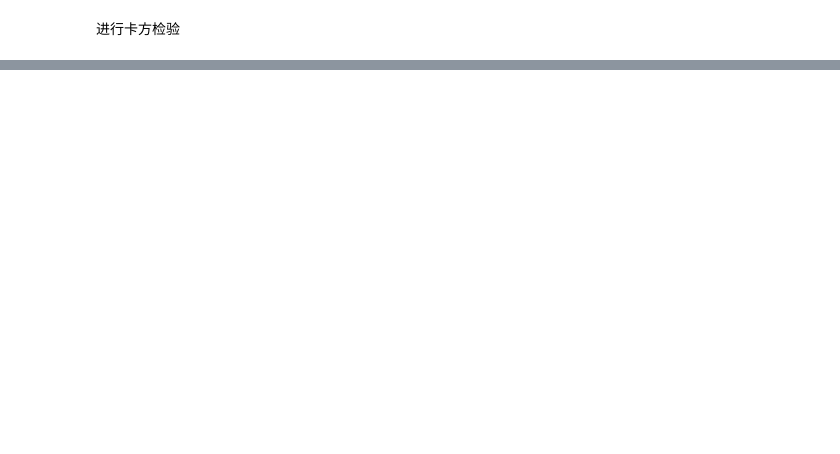
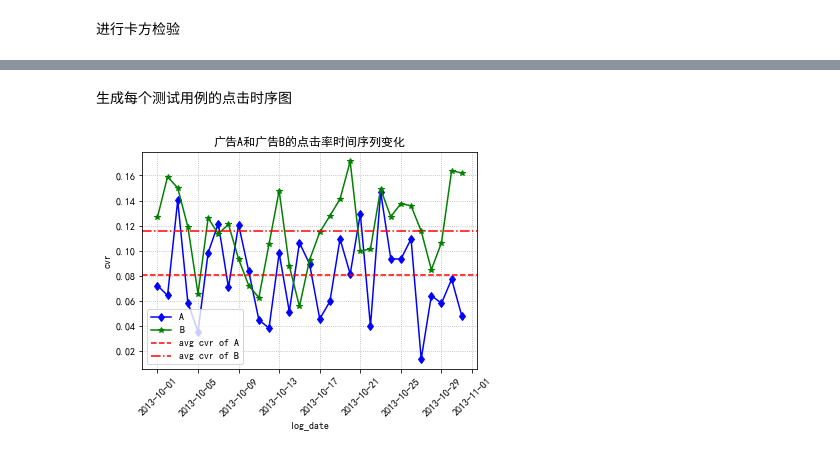
Before and after one commit to Modo0202/DataAnalysisPractice, a Jupyter notebook: ch05.ipynb, the cells around one changed output, grey strips where cells are left out. Saved outputs shown, nothing was run; the diff lists cells and outputs as text; code cells hidden in the pictures; blank space fills up the shorter version.

```diff
--- a/ch05.ipynb
+++ b/ch05.ipynb
@@ -38,0 +54,5 @@ stats.chisquare(tab)
+# %%
+## 算出每天每个测试用例的点击率
+ab_test_imp_summary = ab_test_imp.groupby(['log_date', 'test_case']).agg({'user_id': 'count', 'is_goal': np.sum}).rename(columns={'user_id':'imp', 'is_goal':'cv'}).reset_index()
+ab_test_imp_summary['cvr'] = ab_test_imp_summary['cv'] / ab_test_imp_summary['imp']
+ab_test_imp_summary.head()
@@ -38,0 +66,5 @@ stats.chisquare(tab)
+# %%
+## 算出每天每个测试用例的点击率
+cvr_avg = (ab_test_imp_summary.groupby('test_case')['cv'].sum() / ab_test_imp_summary.groupby('test_case')['imp'].sum()).rename('cvr_avg').reset_index()
+ab_test_imp_summary = ab_test_imp_summary.merge(cvr_avg, how='inner', on='test_case')
+ab_test_imp_summary.head()
@@ -38,0 +78,31 @@ stats.chisquare(tab)
+# %% [markdown]
+生成每个测试用例的点击时序图
+# %%
+import matplotlib.pyplot as plt
+
+plt.style.use('seaborn-deep')
+plt.rcParams['font.sans-serif']=['SimHei'] #用来正常显示中文标签
+plt.rcParams['axes.unicode_minus']=False #用来正常显示负号
+
+%matplotlib inline
+# %%
+ab_test_imp_summary['log_date'] = pd.to_datetime(ab_test_imp_summary['log_date'])
+x = ab_test_imp_summary.drop_duplicates(subset=['log_date'])['log_date']
+y1 = ab_test_imp_summary.loc[ab_test_imp_summary['test_case'] == 'A', 'cvr']
+y2 = ab_test_imp_summary.loc[ab_test_imp_summary['test_case'] == 'B', 'cvr']
+y3 = ab_test_imp_summary.loc[ab_test_imp_summary['test_case'] == 'A', 'cvr_avg'].mean()
+y4 = ab_test_imp_summary.loc[ab_test_imp_summary['test_case'] == 'B', 'cvr_avg'].mean()
+# %%
+plt.plot(x, y1, 'b-d', label='A')
+plt.plot(x, y2, 'g-*', label='B')
+plt.axhline(y=y3, c = 'r', ls='--', label='avg cvr of A')
+plt.axhline(y=y4, c = 'r', ls='-.', label='avg cvr of B')
+plt.grid(linestyle=':')
+plt.xticks(rotation=45)
+plt.xlabel("log_date")
+plt.ylabel("cvr")
+plt.title('广告A和广告B的点击率时间序列变化')
+plt.legend()
+plt.show()
+# %% [output]
+[figure, added]
```
Also changed, not shown: parts of 8 cells of this notebook, 3 other files.
